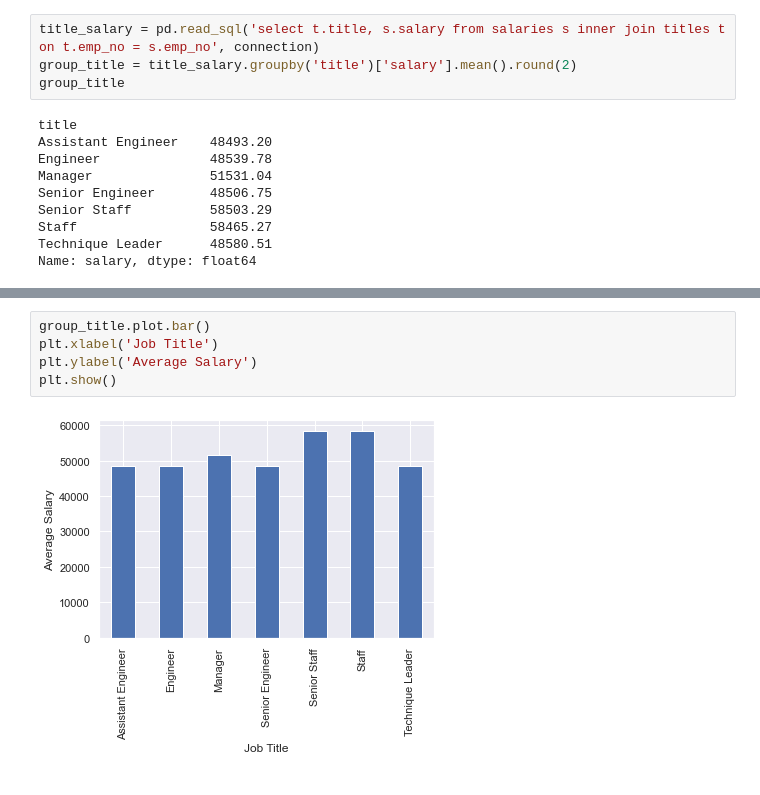
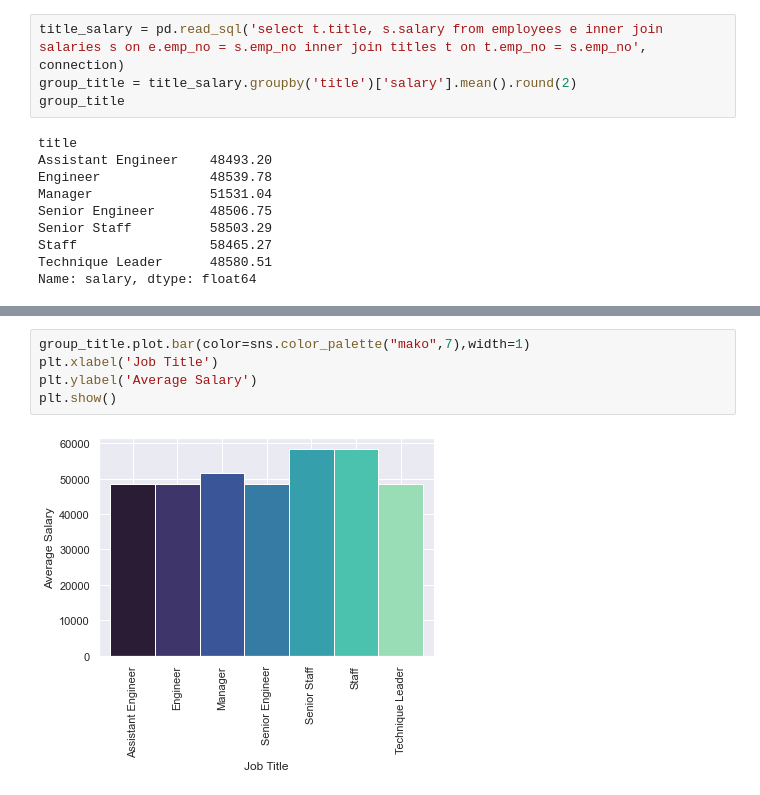
Before and after one commit to cckuqui/employeesdb-exercise, a Jupyter notebook: analysis.ipynb, the cells around one changed output, grey strips where cells are left out. Saved outputs shown, nothing was run; the diff lists cells and outputs as text.

```diff
--- a/analysis.ipynb
+++ b/analysis.ipynb
@@ -22,7 +22,7 @@ connection = engine.connect()
 # %% [markdown]
 # Average salary by title
 # %%
-title_salary = pd.read_sql('select t.title, s.salary from salaries s inner join titles t on t.emp_no = s.emp_no', connection)
+title_salary = pd.read_sql('select t.title, s.salary from employees e inner join salaries s on e.emp_no = s.emp_no inner join titles t on t.emp_no = s.emp_no', connection)
 group_title = title_salary.groupby('title')['salary'].mean().round(2)
 group_title
 # %% [output]
@@ -45,7 +45,7 @@ SyntaxError: invalid syntax (<ipython-input-8-97175f9ab882>, line 1)
 # %%
-group_title.plot.bar()
+group_title.plot.bar(color=sns.color_palette("mako",7),width=1)
 plt.xlabel('Job Title')
 plt.ylabel('Average Salary')
 plt.show()
 # %% [output]
-[figure, old version]
+[figure, new version]
```
Also changed, not shown: parts of 1 cell of this notebook.
